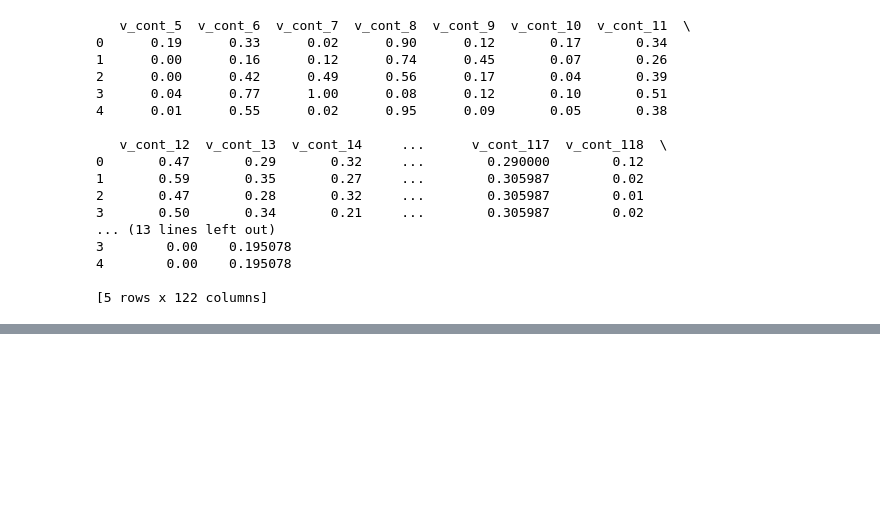
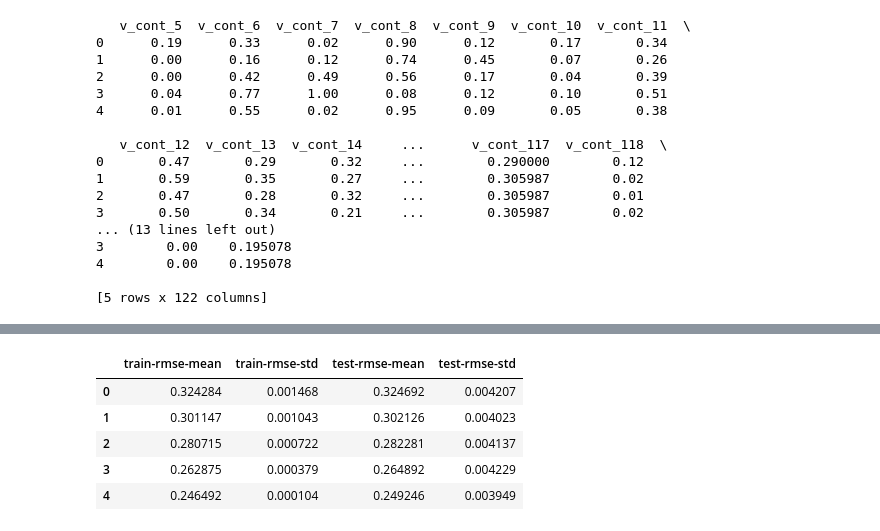
Before and after one commit to rayguang/brain, a Jupyter notebook: predict/Crime Data (Regression).ipynb, the cells around one changed output, grey strips where cells are left out. Saved outputs shown, nothing was run; the diff lists cells and outputs as text; code cells hidden in the pictures; blank space fills up the shorter version.

Commit message:
update notebook xgboost

```diff
--- a/predict/Crime Data (Regression).ipynb
+++ b/predict/Crime Data (Regression).ipynb
@@ -528,0 +543,25 @@ print(xt)
+# %%
+# Convert dataset to dmatrix, which xgboost supports for high performance
+data_dmatrix = xgb.DMatrix(data=features,label=target)
+
+X_train, X_test, y_train, y_test = train_test_split(features, target, test_size=0.2, random_state=123)
+
+xg_reg = xgb.XGBRegressor(objective ='reg:linear', colsample_bytree = 0.3, learning_rate = 0.1,
+                max_depth = 5, alpha = 10, n_estimators = 10)
+
+xg_reg.fit(X_train,y_train)
+
+preds = xg_reg.predict(X_test)
+
+rmse = np.sqrt(mean_squared_error(y_test, preds))
+print("RMSE: %f" % (rmse))
+
+params = {"objective":"reg:linear",'colsample_bytree': 0.3,'learning_rate': 0.1,
+                'max_depth': 5, 'alpha': 10}
+
+cv_results = xgb.cv(dtrain=data_dmatrix, params=params, nfold=3,
+                    num_boost_round=50,early_stopping_rounds=10,metrics="rmse", as_pandas=True, seed=123)
+
+
+cv_results.head()
+# %% [output]
@@ -529,2 +573,8 @@ print(xt)
+|  | train-rmse-mean | train-rmse-std | test-rmse-mean | test-rmse-std |
+| 0 | 0.324284 | 0.001468 | 0.324692 | 0.004207 |
+| 1 | 0.301147 | 0.001043 | 0.302126 | 0.004023 |
+| 2 | 0.280715 | 0.000722 | 0.282281 | 0.004137 |
+| 3 | 0.262875 | 0.000379 | 0.264892 | 0.004229 |
+| 4 | 0.246492 | 0.000104 | 0.249246 | 0.003949 |
 # %%
 %reset
```
Also changed, not shown: parts of 3 cells of this notebook.
